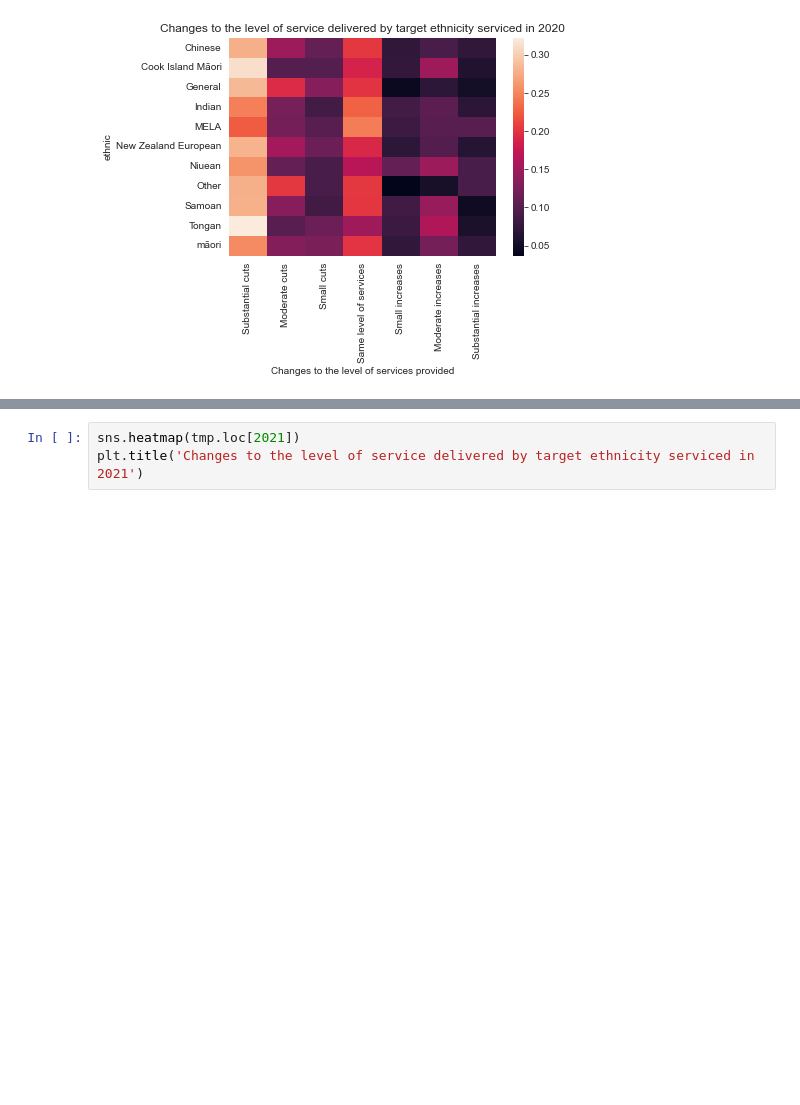
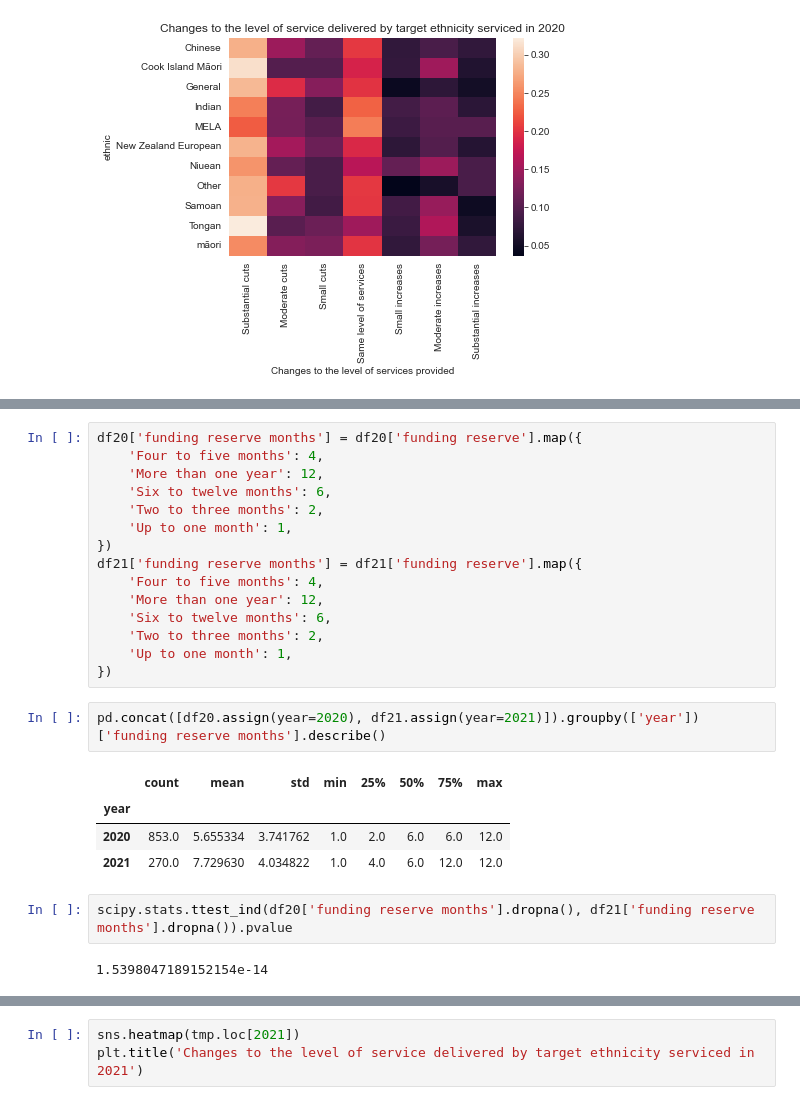
Before and after one commit to matthew-trava/huiehackathon-team2, a Jupyter notebook: joyce/Exploratory Analysis.ipynb, the cells around one changed output, grey strips where cells are left out. Drawn from its saved outputs; the diff is of its cells as text; blank space fills up the shorter version.

```diff
--- a/joyce/Exploratory Analysis.ipynb
+++ b/joyce/Exploratory Analysis.ipynb
@@ -289,0 +389,26 @@ Text(0.5, 1.0, 'Changes to the level of service delivered by target ethnicity se
+# %%
+df20['funding reserve months'] = df20['funding reserve'].map({
+    'Four to five months': 4,
+    'More than one year': 12,
+    'Six to twelve months': 6,
+    'Two to three months': 2,
+    'Up to one month': 1,
+})
+df21['funding reserve months'] = df21['funding reserve'].map({
+    'Four to five months': 4,
+    'More than one year': 12,
+    'Six to twelve months': 6,
+    'Two to three months': 2,
+    'Up to one month': 1,
+})
+# %%
+pd.concat([df20.assign(year=2020), df21.assign(year=2021)]).groupby(['year'])['funding reserve months'].describe()
+# %% [output]
+|  | count | mean | std | min | 25% | 50% | 75% | max |
+| year |  |  |  |  |  |  |  |  |
+| 2020 | 853.0 | 5.655334 | 3.741762 | 1.0 | 2.0 | 6.0 | 6.0 | 12.0 |
+| 2021 | 270.0 | 7.729630 | 4.034822 | 1.0 | 4.0 | 6.0 | 12.0 | 12.0 |
+# %%
+scipy.stats.ttest_ind(df20['funding reserve months'].dropna(), df21['funding reserve months'].dropna()).pvalue
+# %% [output]
+1.5398047189152154e-14
```
Also changed, not shown: parts of 11 cells of this notebook, 1 other file.
